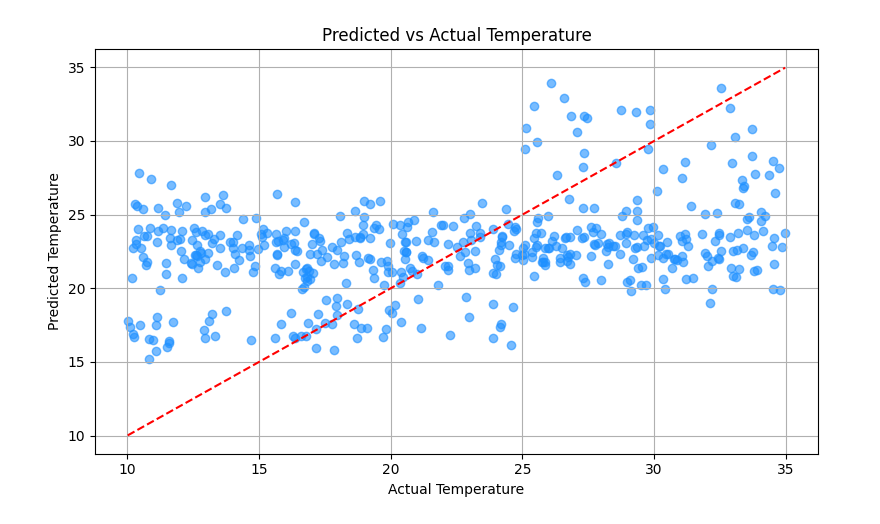
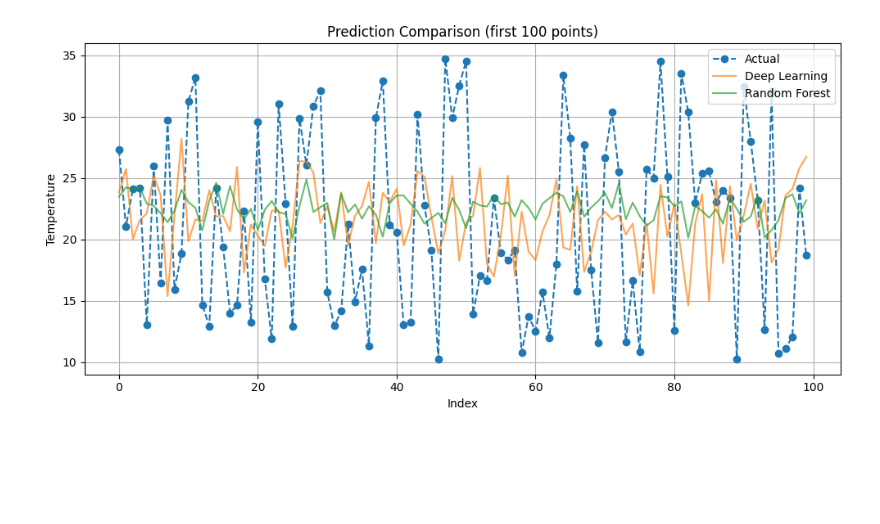
Before and after one commit to badtzmaruu/MLG382-CYO, a Jupyter notebook: Notebooks/deep_learning_model.ipynb, the cells around one changed output. Cells and saved outputs as stored; diff of their text form; code cells hidden in the pictures; blank space fills up the shorter version.

Commit message:
Deep learn and models adjusted

```diff
--- a/Notebooks/deep_learning_model.ipynb
+++ b/Notebooks/deep_learning_model.ipynb
@@ -5,6 +5,7 @@ import torch
 import torch.nn as nn
 from torch.utils.data import DataLoader, TensorDataset
 from sklearn.preprocessing import StandardScaler
+from sklearn.preprocessing import LabelEncoder
 from sklearn.metrics import mean_absolute_error, mean_squared_error, r2_score, max_error
 import matplotlib.pyplot as plt
 import pickle
@@ -14,12 +15,33 @@ import os
 train_df = pd.read_csv("../Data/train_data.csv")
 test_df = pd.read_csv("../Data/test_data.csv")
 
+#Feature Engineering
+train_df['DateTime'] = pd.to_datetime(train_df['DateTime'])
+test_df['DateTime'] = pd.to_datetime(test_df['DateTime'])
+
+# Hour, Month, Weekday
+for df in [train_df, test_df]:
+    df['Hour'] = df['DateTime'].dt.hour
+    df['Month'] = df['DateTime'].dt.month
+    df['Weekday'] = df['DateTime'].dt.weekday
+    df['IsWeekend'] = (df['Weekday'] >= 5).astype(int)
+    df['Season'] = df['Month'] % 12 // 3 + 1  # 1=Winter, 2=Spring, 3=Summer, 4=Fall
+    df['Hour_sin'] = np.sin(2 * np.pi * df['Hour'] / 24)
+    df['Hour_cos'] = np.cos(2 * np.pi * df['Hour'] / 24)
+
+# Encode city — fit on train, transform both
+city_encoder = LabelEncoder()
+train_df['City_encoded'] = city_encoder.fit_transform(train_df['City'])
+test_df['City_encoded'] = city_encoder.transform(test_df['City'])
+
+#New features:
+#['Humidity', 'Wind_Speed', 'Cloud_Cover', 'Pressure', 'Month', 'Weekday', 'IsWeekend', 'Season', 'Hour_sin', 'Hour_cos', 'City_encoded']
+
 #Separate features and target
-target_column = "Temperature"
-X_train = train_df.drop(columns=[target_column])
-y_train = train_df[[target_column]]
-X_test = test_df.drop(columns=[target_column])
-y_test = test_df[[target_column]]
+X_train = train_df.drop(columns=["City", "DateTime", "Rain", "Temperature"])
+y_train = train_df[["Temperature"]]
+X_test = test_df.drop(columns=["City", "DateTime", "Rain", "Temperature"])
+y_test = test_df[["Temperature"]]
 
 #2. Create two scalers
 feature_scaler = StandardScaler()
@@ -42,6 +64,20 @@ with open('../Artifacts/temp_target_scaler.pkl', 'wb') as f:
 
 with open('../Artifacts/temp_features.pkl', 'wb') as f:
     pickle.dump(X_train.columns.tolist(), f)
+
+#Random Forest Regressor for comparison
+from sklearn.ensemble import RandomForestRegressor
+
+rf = RandomForestRegressor(n_estimators=200, max_depth=10, random_state=42)
+rf.fit(X_train_scaled, y_train.values.ravel())
+rf_preds = rf.predict(X_test_scaled)
+
+rf_r2 = r2_score(y_test, rf_preds)
+rf_rmse = np.sqrt(mean_squared_error(y_test, rf_preds))
+
+print("\n🌲 Random Forest Evaluation:")
+print(f"RMSE: {rf_rmse:.2f}")
+print(f"R² Score: {rf_r2:.2f}")
 
 #4. Convert to PyTorch tensors
 X_train_tensor = torch.tensor(X_train_scaled, dtype=torch.float32)
@@ -73,11 +109,14 @@ class TemperatureRegressor(nn.Module):
 model = TemperatureRegressor(input_dim=X_train.shape[1])
 
 #6. Train the model
-def train_regression_model(model, train_dataset, epochs=100, batch_size=32, learning_rate=0.0005):
+def train_regression_model(model, train_dataset, val_dataset=None, epochs=200, batch_size=32, learning_rate=0.0005, patience=10):
     model.train()
     train_loader = DataLoader(train_dataset, batch_size=batch_size, shuffle=True)
     criterion = nn.MSELoss()
     optimizer = torch.optim.Adam(model.parameters(), lr=learning_rate)
+
+    best_loss = float('inf')
+    counter = 0
 
     for epoch in range(epochs):
         epoch_loss = 0.0
@@ -88,8 +127,19 @@ def train_regression_model(model, train_dataset, epochs=100, batch_size=32, lear
             loss.backward()
             optimizer.step()
             epoch_loss += loss.item() * xb.size(0)
-        if (epoch + 1) % 10 == 0:
-            print(f"Epoch [{epoch+1}/{epochs}] - Epoch Loss: {epoch_loss:.4f}")
+
+        avg_loss = epoch_loss / len(train_dataset)
+
+        print(f"Epoch [{epoch+1}/{epochs}] - Avg Loss: {avg_loss:.4f}")
+
+        if avg_loss < best_loss:
+            best_loss = avg_loss
+            counter = 0
+        else:
+            counter += 1
+            if counter >= patience:
+                print(f"Early stopping triggered at epoch {epoch+1}")
+                break
 
 #Calling the trian function
 train_regression_model(model, train_dataset)
@@ -120,12 +170,14 @@ print(f"Max Error: {max_err:.2f}")
 torch.save(model.state_dict(), "../Artifacts/DeepLearn_model.pt")
 
 #10. Scatter plot
-plt.figure(figsize=(8, 5))
-plt.scatter(y_test_actual, predictions, alpha=0.6, color='dodgerblue')
-plt.plot([y_test_actual.min(), y_test_actual.max()], [y_test_actual.min(), y_test_actual.max()], 'r--')
-plt.xlabel("Actual Temperature")
-plt.ylabel("Predicted Temperature")
-plt.title("Predicted vs Actual Temperature")
+plt.figure(figsize=(10,5))
+plt.plot(y_test.values[:100], label="Actual", marker='o', linestyle='--')
+plt.plot(predictions[:100], label="Deep Learning", alpha=0.7)
+plt.plot(rf_preds[:100], label="Random Forest", alpha=0.7)
+plt.legend()
+plt.title("Prediction Comparison (first 100 points)")
+plt.xlabel("Index")
+plt.ylabel("Temperature")
 plt.grid(True)
 plt.tight_layout()
 plt.show()
@@ -206,2 +258,2 @@ Max Error: 17.40
-[figure, old version]
+[figure, new version]
       Actual  Predicted
```
Also changed, not shown: parts of 1 cell of this notebook, 14 other files.
